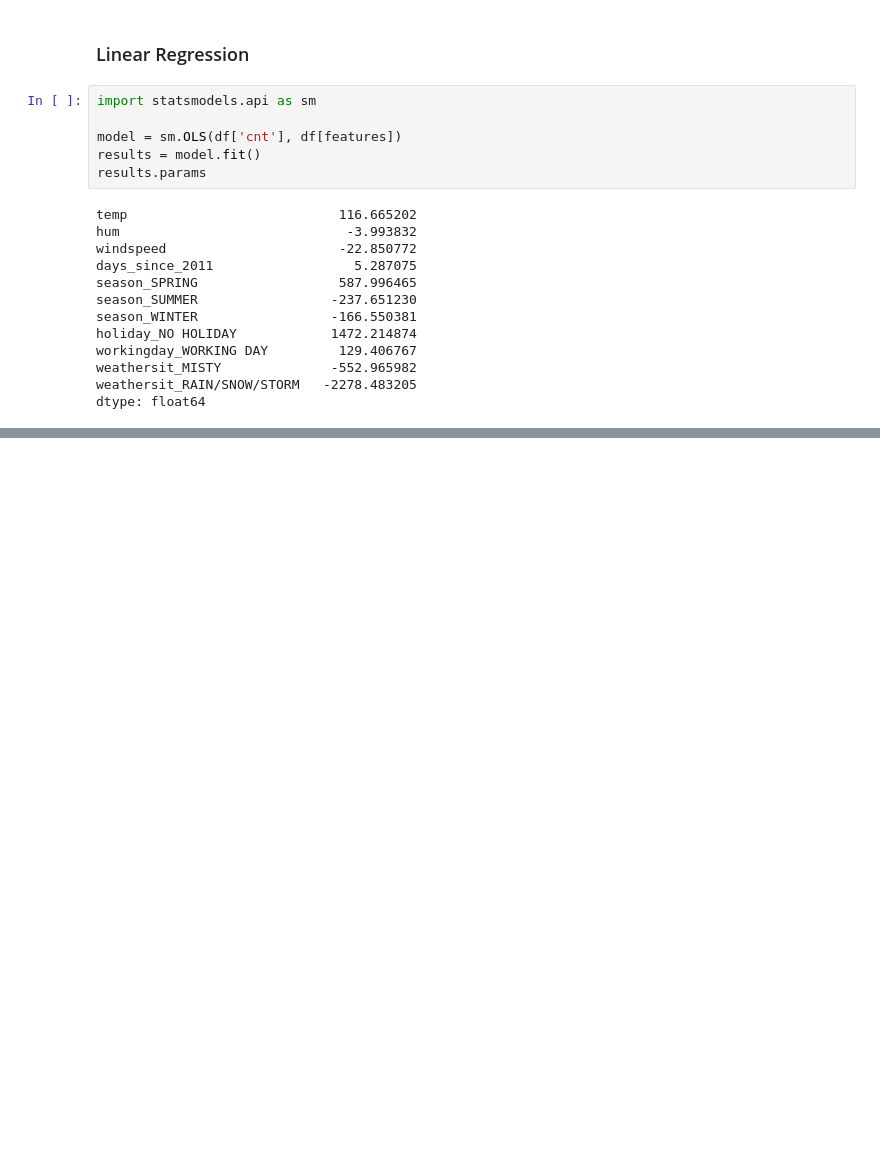
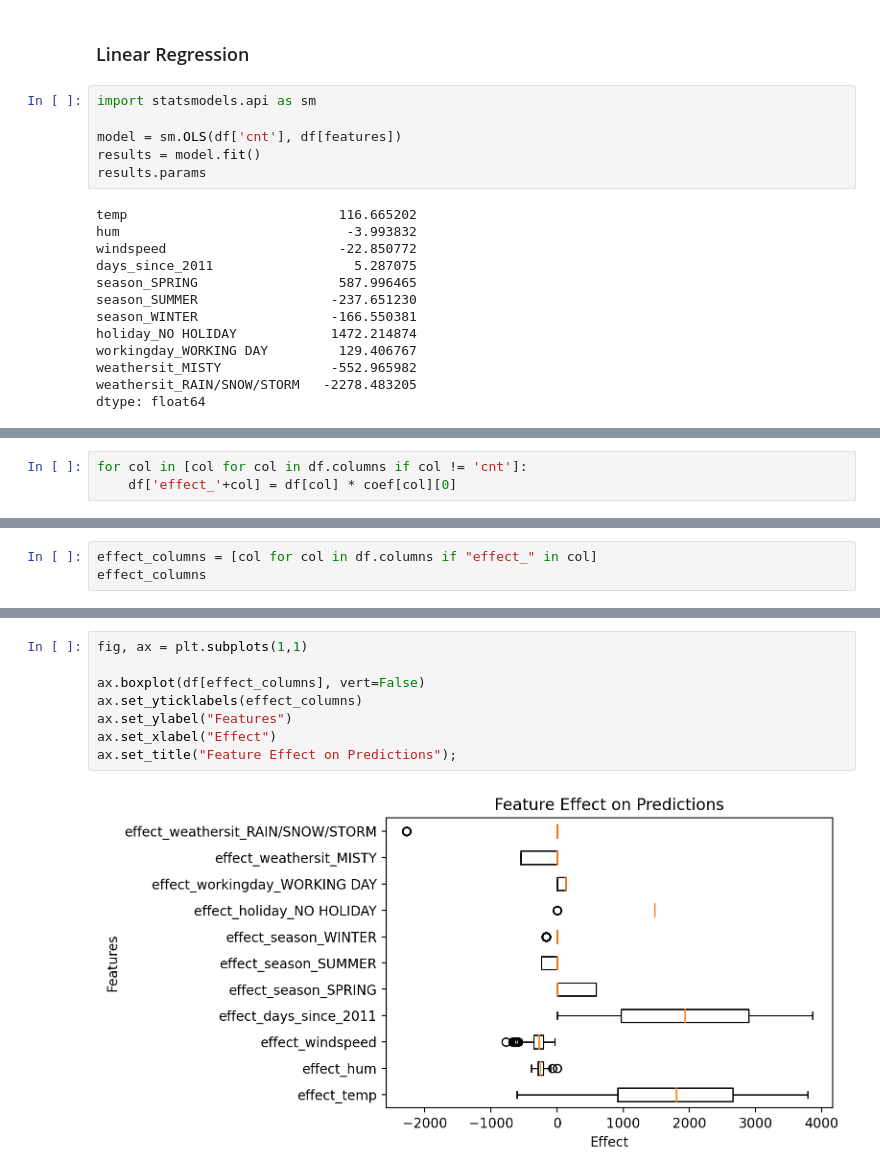
Before and after one commit to christophM/interpretable-ml-book, a Jupyter notebook: Python/bike-sharing/Chapter5-interpretable_models.ipynb, the cells around one changed output, grey strips where cells are left out. Cells and saved outputs as stored; diff of their text form; blank space fills up the shorter version.

```diff
--- a/Python/bike-sharing/Chapter5-interpretable_models.ipynb
+++ b/Python/bike-sharing/Chapter5-interpretable_models.ipynb
@@ -125,0 +127,3 @@ plt.grid('True')
+# %%
+for col in [col for col in df.columns if col != 'cnt']:
+    df['effect_'+col] = df[col] * coef[col][0]
@@ -125,0 +140,3 @@ plt.grid('True')
+# %%
+effect_columns = [col for col in df.columns if "effect_" in col]
+effect_columns
@@ -125,0 +155,10 @@ plt.grid('True')
+# %%
+fig, ax = plt.subplots(1,1)
+
+ax.boxplot(df[effect_columns], vert=False)
+ax.set_yticklabels(effect_columns)
+ax.set_ylabel("Features")
+ax.set_xlabel("Effect")
+ax.set_title("Feature Effect on Predictions");
+# %% [output]
+[figure, added]
```
Also changed, not shown: parts of 10 cells of this notebook.
